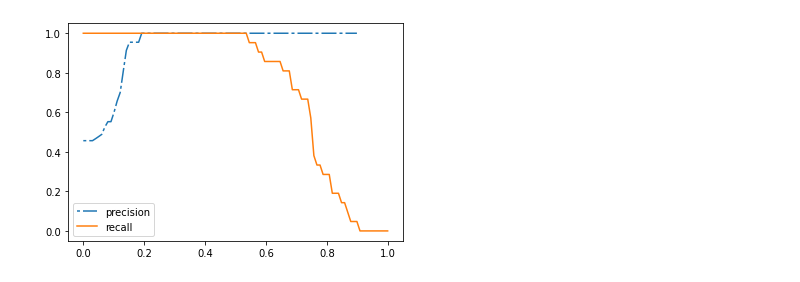
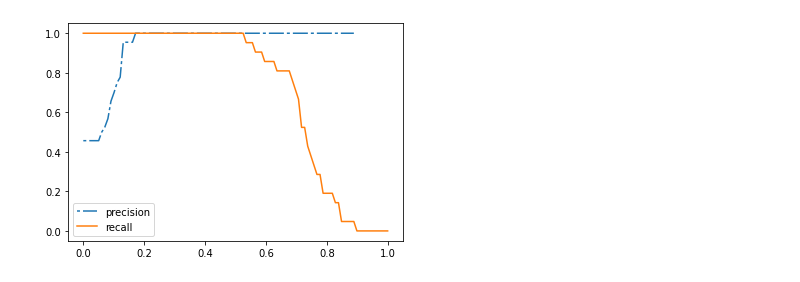
Before and after one commit to geez0219/face_recognition, a Jupyter notebook: evaluation.ipynb, the cells around one changed output. Drawn from its saved outputs; the diff is of its cells as text; code cells hidden in the pictures.

```diff
--- a/evaluation.ipynb
+++ b/evaluation.ipynb
@@ -156,0 +49,16 @@ img:./img/targets/chung/article-5d6e2fd86e0a2.jpg is classified as chung
+# %%
+fig = plt.figure(figsize = (8,8))
+ax = fig.add_subplot(1,1,1)
+ax.set_xlabel('Principal Component 1', fontsize = 15)
+ax.set_ylabel('Principal Component 2', fontsize = 15)
+ax.set_title('2 component PCA', fontsize = 20)
+labels = list(target_embedding.keys())
+colors = cm.rainbow(np.linspace(0, 1, 10))
+
+for i, label in enumerate(labels):
+    after_pca = pca.transform(target_embedding[label])
+    ax.scatter(after_pca[:,0],
+               after_pca[:,1],
+               color = colors[i],
+               s = 50)
+ax.legend(labels)
@@ -163,6 +81,5 @@ for name in os.listdir(test_path):
     for file in os.scandir(os.path.join(test_path, name)):
         if file.is_file():
             img = cv2.imread(file.path)
-            face = get_single_face(img, app)
-            tmp.append(face.normed_embedding)
+            tmp.append(app.get_single_features(img))
     test_embedding[name] = tmp
@@ -176,9 +86,11 @@ def classify_from_vec(embedding, avg_embedding, threshold=0.5):
 # %%
-def get_group_state(threshold, test_embedding, avg_embedding):
+def get_group_state(threshold, test_embedding, app):
     TP, FP, FN, TN = 0, 0, 0, 0
     for label, vecs in test_embedding.items():
         for vec in vecs:
-            predicted = classify_from_vec(vec, avg_embedding, threshold)
+            if vec is None:
+                continue
+            predicted = app.classify(vec, threshold)
             if not label.startswith("other") and predicted != "other":
                 TP += 1
             elif label.startswith("other") and predicted != "other":
@@ -189,8 +101,7 @@ def get_group_state(threshold, test_embedding, avg_embedding):
                 TN += 1
     return TP, FP, FN, TN
 # %%
-def plot_ROC_curve(test_embedding, avg_embedding, points=100):
-    import matplotlib.pyplot as plt
+def plot_ROC_curve(test_embedding, app, points=100):
     thresholds = np.linspace(0, 1, points)
 
     precisions = []
@@ -198,7 +109,7 @@ def plot_ROC_curve(test_embedding, avg_embedding, points=100):
     t_pre = []
     t_rec = []
     for t in thresholds:
-        TP, FP, FN, TN = get_group_state(t, test_embedding, avg_embedding)
+        TP, FP, FN, TN = get_group_state(t, test_embedding, app)
         if (TP + FP) != 0:
             precisions.append(TP / (TP + FP))
             t_pre.append(t)
@@ -218,6 +129,6 @@ def plot_ROC_curve(test_embedding, avg_embedding, points=100):
     ax.legend()
     plt.show()
 # %%
-plot_ROC_curve(test_embedding, avg_embedding, points=100)
+plot_ROC_curve(test_embedding, app, points=100)
 # %% [output]
-[figure, old version]
+[figure, new version]
```
Also changed, not shown: parts of 21 cells of this notebook, 9 other files.
